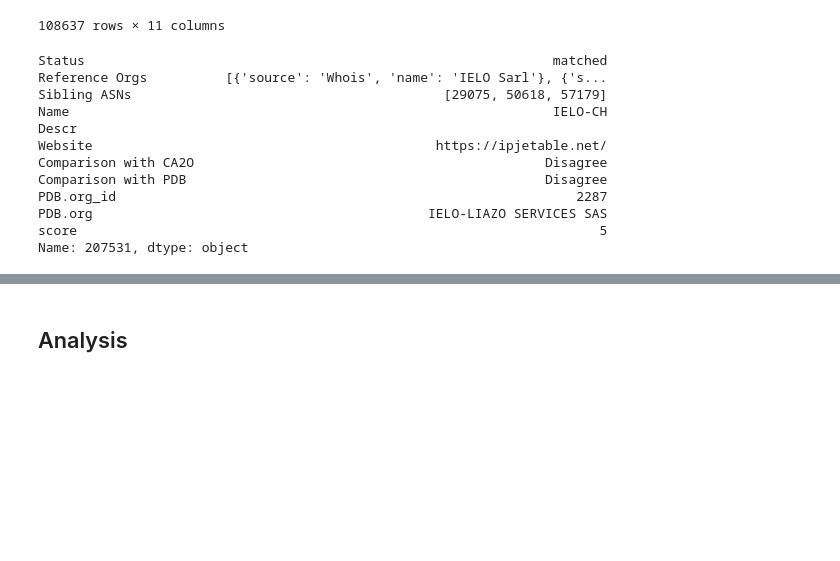
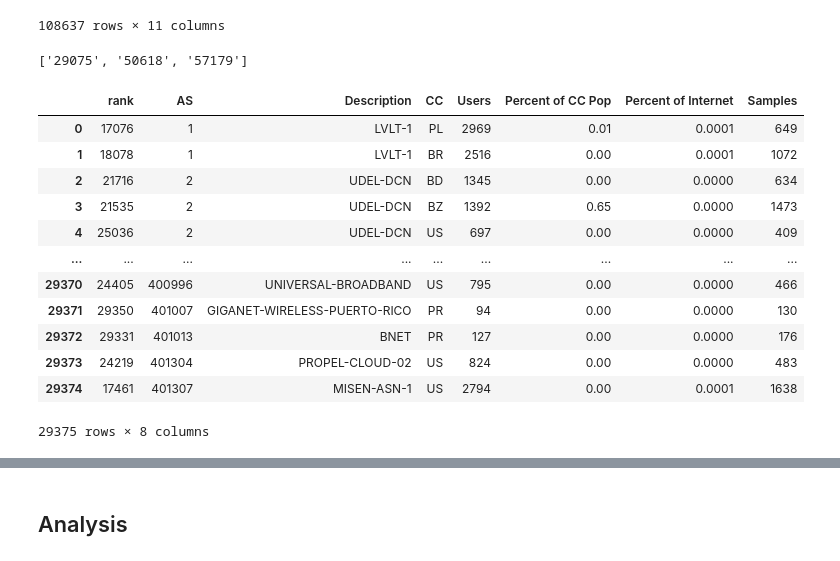
Before and after one commit to ngajoe/ip2as_analysis, a Jupyter notebook: IP2AS_Analysis-3.ipynb, the cells around one changed output, grey strips where cells are left out. Saved outputs shown, nothing was run; the diff lists cells and outputs as text; code cells hidden in the pictures; blank space fills up the shorter version.

```diff
--- a/IP2AS_Analysis-3.ipynb
+++ b/IP2AS_Analysis-3.ipynb
@@ -226,23 +229,32 @@ ASORG_DF
 | 401308 | no hint of error | [{'source': 'Whois', 'name': 'Nom... | [] | NOMAD-AIR |  | https://www.nomad-air.com | - | ... |
 108637 rows × 11 columns
 # %%
-ASORG_DF.loc[207531]
+ASORG_DF.loc[207531,'Sibling ASNs']
 # %% [output]
-Status                                                            matched
-Reference Orgs          [{'source': 'Whois', 'name': 'IELO Sarl'}, {'s...
-Sibling ASNs                                        [29075, 50618, 57179]
-Name                                                              IELO-CH
-Descr
-Website                                            https://ipjetable.net/
-Comparison with CA2O                                             Disagree
-Comparison with PDB                                              Disagree
-PDB.org_id                                                           2287
-PDB.org                                           IELO-LIAZO SERVICES SAS
-score                                                                   5
-Name: 207531, dtype: object
+['29075', '50618', '57179']
 # %%
 del pipe_df_list
 del trace_df_list
 # %%
 #pipeline_df.to_csv('07MAY_pipeline.gz')
 #trace_df.to_csv('07MAY_traces.gz')
+# %%
+#Load APNIC dataset
+apnic_load = pd.read_json('../IP2AS/aspopdb.json')
+APNIC_DF = pd.json_normalize(apnic_load.Data)
+APNIC_DF = APNIC_DF.sort_values(by='AS').reset_index(drop=True)
+APNIC_DF
+# %% [output]
+|  | rank | AS | Description | CC | Users | Percent of CC Pop | Percent of Internet | Samples |
+| 0 | 17076 | 1 | LVLT-1 | PL | 2969 | 0.01 | 0.0001 | 649 |
+| 1 | 18078 | 1 | LVLT-1 | BR | 2516 | 0.00 | 0.0001 | 1072 |
+| 2 | 21716 | 2 | UDEL-DCN | BD | 1345 | 0.00 | 0.0000 | 634 |
+| 3 | 21535 | 2 | UDEL-DCN | BZ | 1392 | 0.65 | 0.0000 | 1473 |
+| 4 | 25036 | 2 | UDEL-DCN | US | 697 | 0.00 | 0.0000 | 409 |
+| ... | ... | ... | ... | ... | ... | ... | ... | ... |
+| 29370 | 24405 | 400996 | UNIVERSAL-BROADBAND | US | 795 | 0.00 | 0.0000 | 466 |
+| 29371 | 29350 | 401007 | GIGANET-WIRELESS-PUERTO-RICO | PR | 94 | 0.00 | 0.0000 | 130 |
+| 29372 | 29331 | 401013 | BNET | PR | 127 | 0.00 | 0.0000 | 176 |
+| 29373 | 24219 | 401304 | PROPEL-CLOUD-02 | US | 824 | 0.00 | 0.0000 | 483 |
+| 29374 | 17461 | 401307 | MISEN-ASN-1 | US | 2794 | 0.00 | 0.0001 | 1638 |
+29375 rows × 8 columns
```
Also changed, not shown: parts of 38 cells of this notebook.
